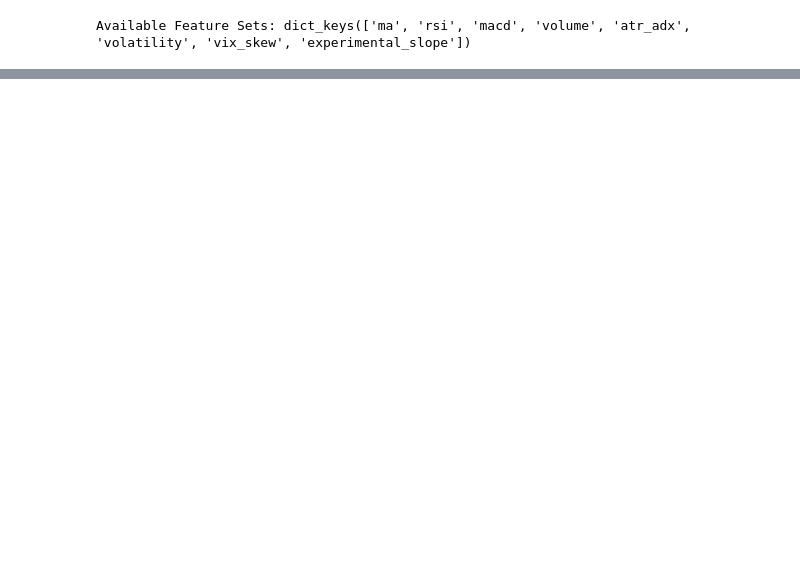
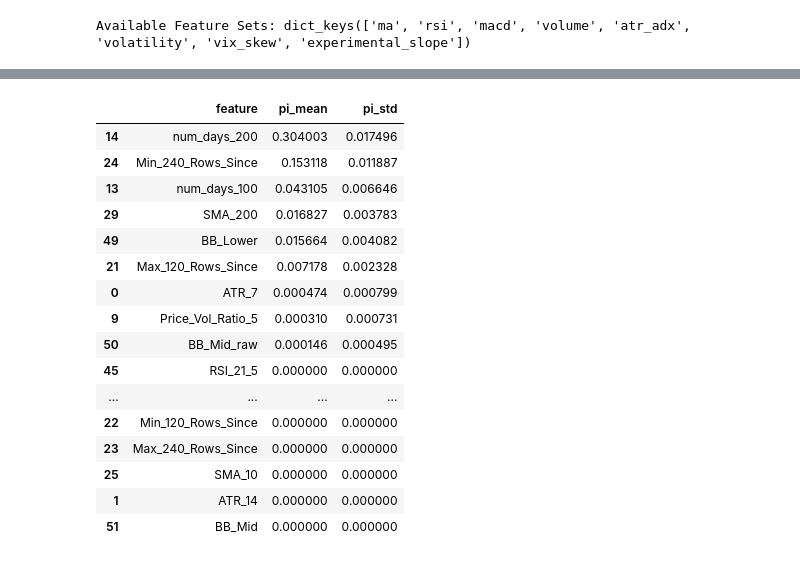
Before and after one commit to bchase17/Stocks, a Jupyter notebook: training.ipynb, the cells around one changed output, grey strips where cells are left out. Saved outputs shown, nothing was run; the diff lists cells and outputs as text; code cells hidden in the pictures; blank space fills up the shorter version.

```diff
--- a/training.ipynb
+++ b/training.ipynb
@@ -419,0 +530,20 @@ for r, fs_map in horizon_feature_cols.items():
+# %%
+pi_df
+# %% [output]
+|  | feature | pi_mean | pi_std |
+| 14 | num_days_200 | 0.304003 | 0.017496 |
+| 24 | Min_240_Rows_Since | 0.153118 | 0.011887 |
+| 13 | num_days_100 | 0.043105 | 0.006646 |
+| 29 | SMA_200 | 0.016827 | 0.003783 |
+| 49 | BB_Lower | 0.015664 | 0.004082 |
+| 21 | Max_120_Rows_Since | 0.007178 | 0.002328 |
+| 0 | ATR_7 | 0.000474 | 0.000799 |
+| 9 | Price_Vol_Ratio_5 | 0.000310 | 0.000731 |
+| 50 | BB_Mid_raw | 0.000146 | 0.000495 |
+| 45 | RSI_21_5 | 0.000000 | 0.000000 |
+| ... | ... | ... | ... |
+| 22 | Min_120_Rows_Since | 0.000000 | 0.000000 |
+| 23 | Max_240_Rows_Since | 0.000000 | 0.000000 |
+| 25 | SMA_10 | 0.000000 | 0.000000 |
+| 1 | ATR_14 | 0.000000 | 0.000000 |
+| 51 | BB_Mid | 0.000000 | 0.000000 |
```
Also changed, not shown: parts of 5 cells of this notebook, 1 other file.
